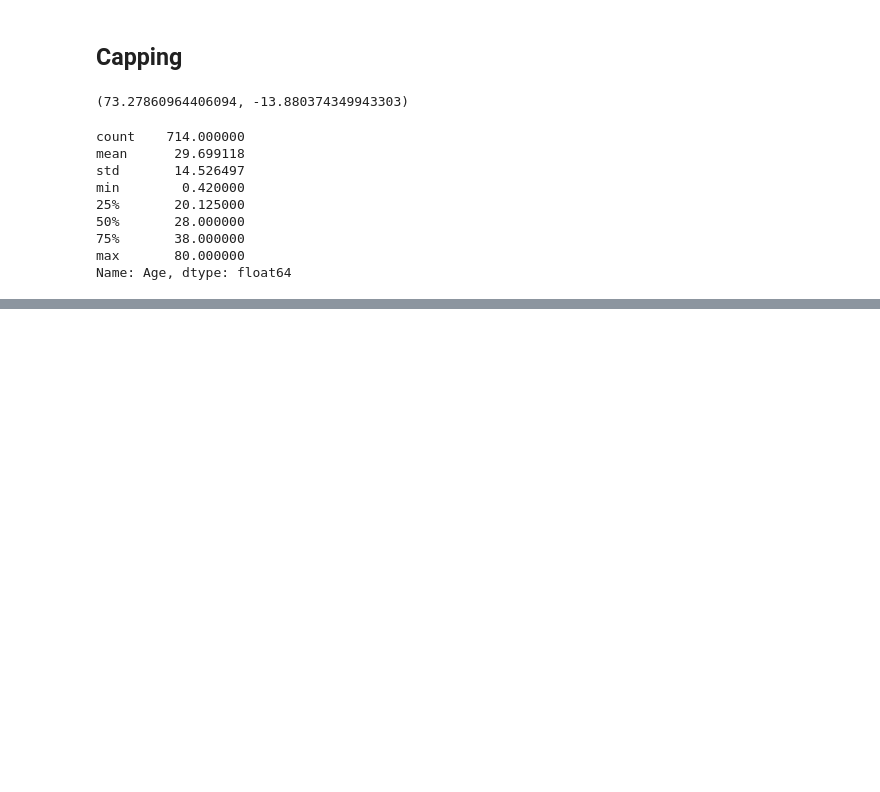
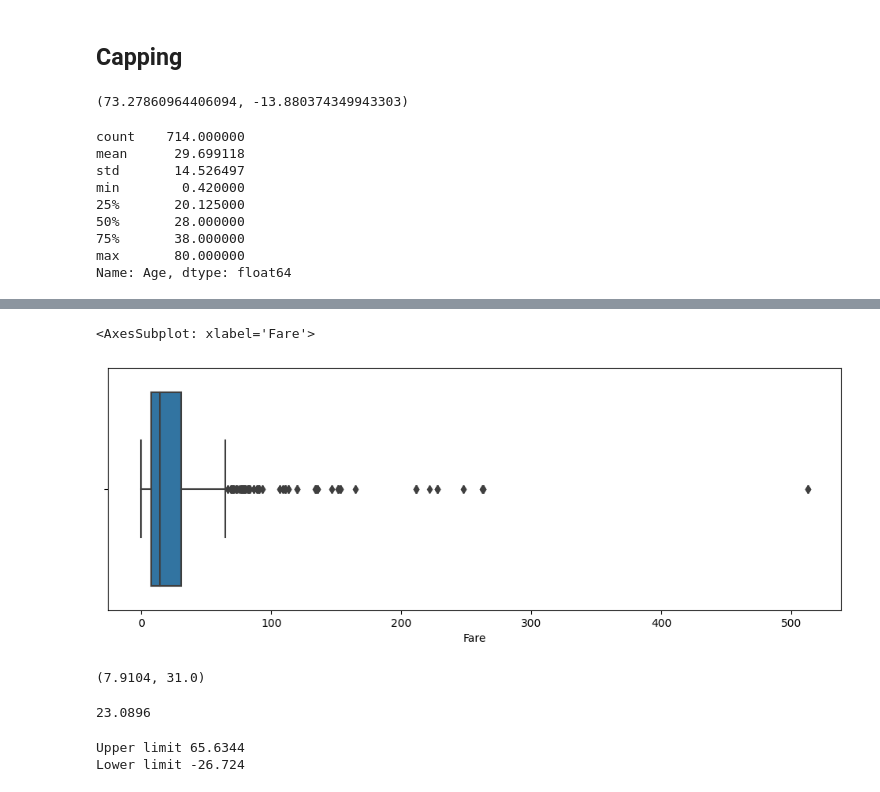
Before and after one commit to KhageshorGiri/Machine_Learning, a Jupyter notebook: Machine Learning/EDA/Handling_Outliers.ipynb, the cells around one changed output, grey strips where cells are left out. Saved outputs shown, nothing was run; the diff lists cells and outputs as text; code cells hidden in the pictures; blank space fills up the shorter version.

```diff
--- a/Machine Learning/EDA/Handling_Outliers.ipynb
+++ b/Machine Learning/EDA/Handling_Outliers.ipynb
@@ -168,0 +185,6 @@ Name: Age, dtype: float64
+# %%
+plt.figure(figsize=(12,4))
+sns.boxplot(x=df['Fare'])
+# %% [output]
+<AxesSubplot: xlabel='Fare'>
+[figure, added]
@@ -168,0 +195,4 @@ Name: Age, dtype: float64
+# %%
+percentile25, percentile75
+# %% [output]
+(7.9104, 31.0)
@@ -168,0 +201,4 @@ Name: Age, dtype: float64
+# %%
+iqr
+# %% [output]
+23.0896
@@ -168,0 +208,6 @@ Name: Age, dtype: float64
+# %%
+print("Upper limit",upper_limit)
+print("Lower limit",lower_limit)
+# %% [output]
+Upper limit 65.6344
+Lower limit -26.724
```
Also changed, not shown: parts of 17 cells of this notebook.
